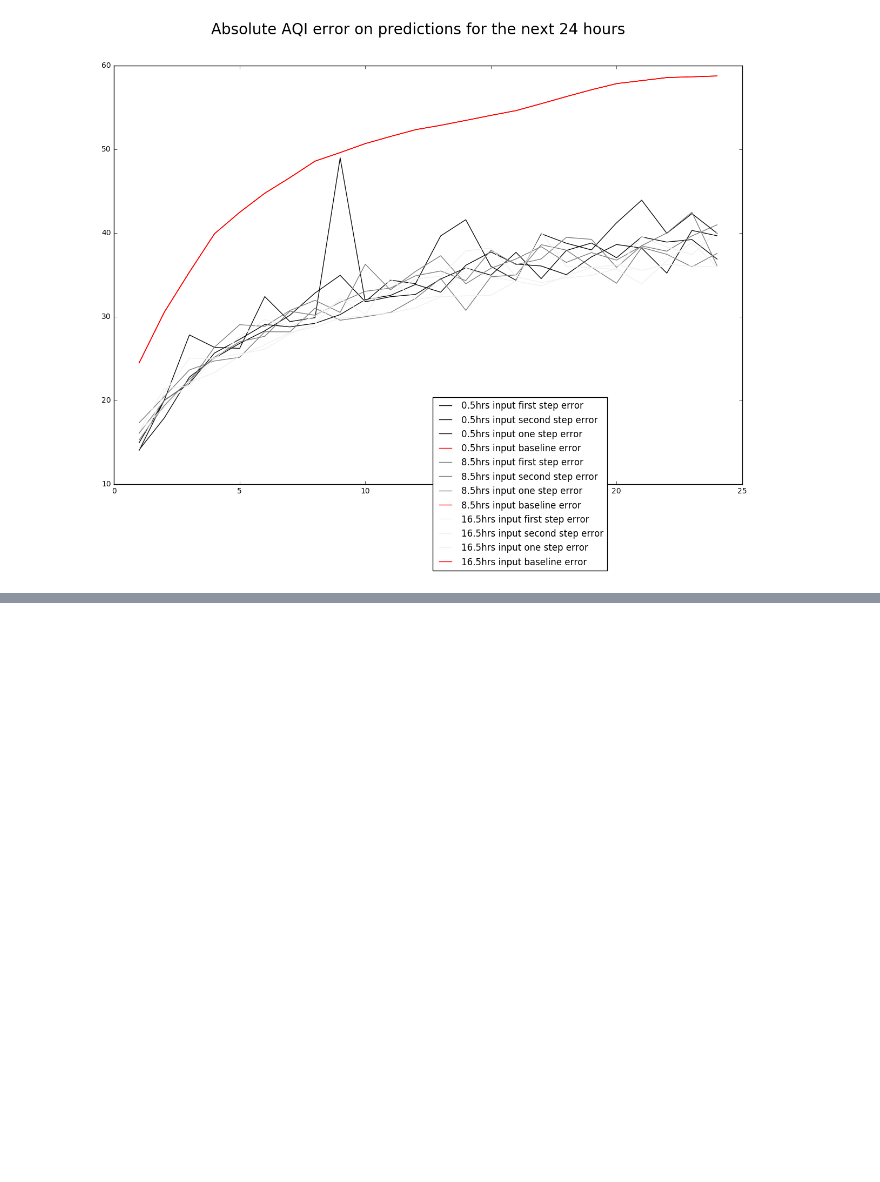
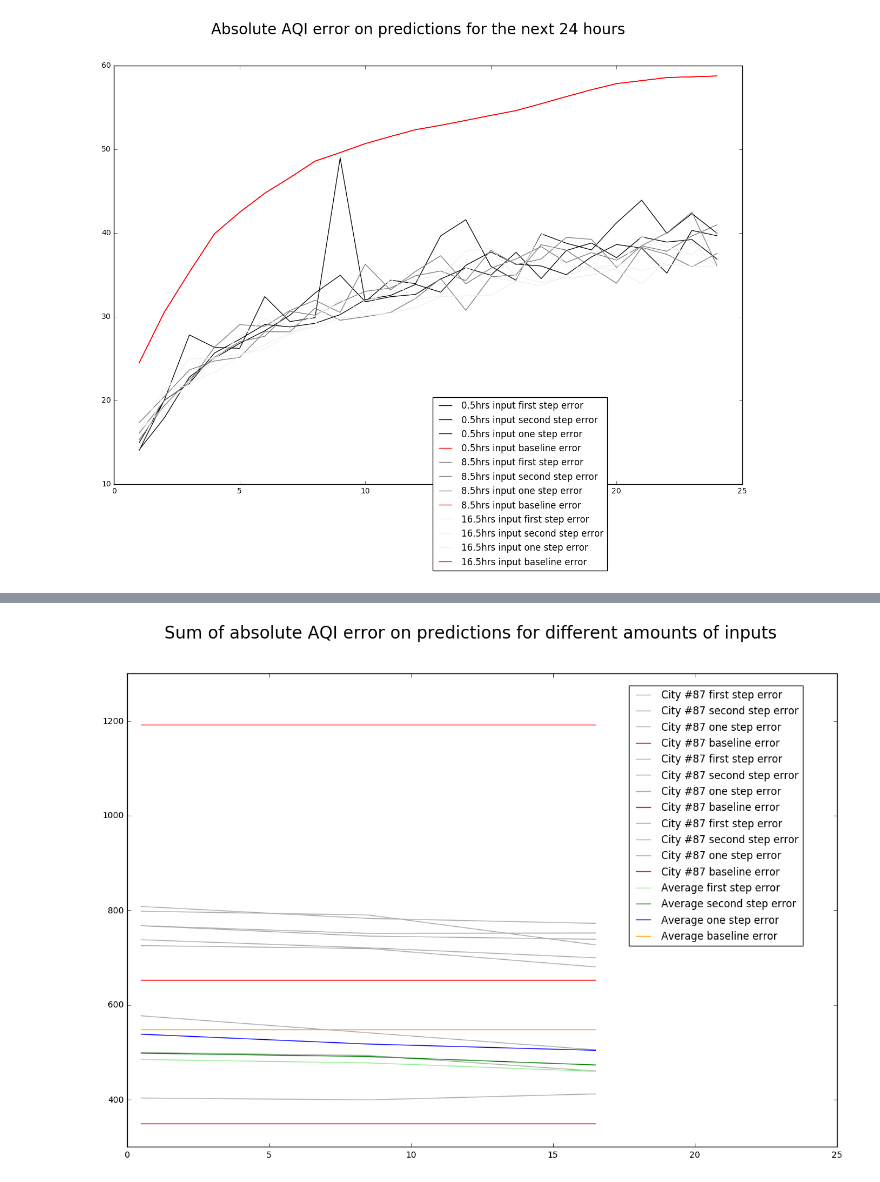
Before and after one commit to curiousest/predict-AQI, a Jupyter notebook: predict_aqi/notebooks/hypothesis3_history_depth.ipynb, the cells around one changed output, grey strips where cells are left out. Saved outputs shown, nothing was run; the diff lists cells and outputs as text; code cells hidden in the pictures; blank space fills up the shorter version.

Commit message:
Prettier graphs.

```diff
--- a/predict_aqi/notebooks/hypothesis3_history_depth.ipynb
+++ b/predict_aqi/notebooks/hypothesis3_history_depth.ipynb
@@ -291,0 +227,96 @@ Sum of absolute baseline AQI prediction error: 1192.075
+# %%
+plt.figure(figsize=(15, 10))
+plt.axis([0.0, 25.0, 300.0, 1300.0])
+all_city_average_errors = {
+    'first_step_error': [0 for i in INDICES_BEHIND_TO_USE_RANGE],
+    'second_step_error': [0 for i in INDICES_BEHIND_TO_USE_RANGE],
+    'one_step_error': [0 for i in INDICES_BEHIND_TO_USE_RANGE],
+    'baseline_error': [0 for i in INDICES_BEHIND_TO_USE_RANGE],
+}
+xs = [d / 2 for d in INDICES_BEHIND_TO_USE_RANGE]
+for index, (first_step_errors, second_step_errors, one_step_errors, baseline_errors) in enumerate(all_errors):
+    first_step_ys = [sum(first_step_errors[d]) for d in INDICES_BEHIND_TO_USE_RANGE]
+    for index, error in enumerate(first_step_ys):
+        all_city_average_errors['first_step_error'][index] += error / NUMBER_OF_CITIES_TO_TEST
+    plt.plot(
+        xs,
+        first_step_ys,
+        label="City #{} first step error".format(some_airlocation_ids[index]),
+        color=str(index / len(all_errors))
+    )
+
+    second_step_ys = [sum(second_step_errors[d]) for d in INDICES_BEHIND_TO_USE_RANGE]
+    for index, error in enumerate(second_step_ys):
+        all_city_average_errors['second_step_error'][index] += error / NUMBER_OF_CITIES_TO_TEST
+    plt.plot(
+        xs,
+        second_step_ys,
+        label="City #{} second step error".format(some_airlocation_ids[index]),
+        color=str(index / len(all_errors))
+    )
+
+    one_step_ys = [sum(one_step_errors[d]) for d in INDICES_BEHIND_TO_USE_RANGE]
+    for index, error in enumerate(one_step_ys):
+        all_city_average_errors['one_step_error'][index] += error / NUMBER_OF_CITIES_TO_TEST
+    plt.plot(
+        xs,
+        one_step_ys,
+        label="City #{} one step error".format(some_airlocation_ids[index]),
+        color=str(index / len(all_errors))
+    )
+
+    baseline_ys = [sum(baseline_errors[d]) for d in INDICES_BEHIND_TO_USE_RANGE]
+    for index, error in enumerate(baseline_ys):
+        all_city_average_errors['baseline_error'][index] += error / NUMBER_OF_CITIES_TO_TEST
+    plt.plot(
+        xs,
+        baseline_ys,
+        label="City #{} baseline error".format(some_airlocation_ids[index]),
+        color="Red"
+    )
+
+plt.plot(
+    xs,
+    all_city_average_errors['first_step_error'],
+    label="Average first step error",
+    color="LightGreen"
+)
+plt.plot(
+    xs,
+    all_city_average_errors['second_step_error'],
+    label="Average second step error",
+    color="Green"
+)
+plt.plot(
+    xs,
+    all_city_average_errors['one_step_error'],
+    label="Average one step error",
+    color="Blue"
+)
+plt.plot(
+    xs,
+    all_city_average_errors['baseline_error'],
+    label="Average baseline error",
+    color="Orange"
+)
+
+plt.legend(loc=6, bbox_to_anchor=(0.7, 0.7))
+plt.suptitle("Sum of absolute AQI error on predictions for different amounts of inputs", fontsize=20)
+
+
+y = [sum(first_step_errors[d]) for d in sorted(first_step_errors.keys())]
+for distance in sorted(first_step_errors.keys()):
+    print("Distance into the past of inputs used: {}hrs".format(distance / 2))
+    print("Sum of absolute first step AQI prediction error: {}".format(
+        sum(first_step_errors[distance])
+    ))
+    print("Sum of absolute second step AQI prediction error: {}".format(
+        sum(second_step_errors[distance])
+    ))
+    print("Sum of absolute one step AQI prediction error: {}".format(
+        sum(one_step_errors[distance])
+    ))
+    print("Sum of absolute baseline AQI prediction error: {}".format(
+        sum(baseline_errors[distance])
+    ))
+# %% [output]
@@ -291,0 +338 @@ Sum of absolute baseline AQI prediction error: 1192.075
+[figure, added]
```
Also changed, not shown: parts of 2 cells of this notebook, 1 other file.
